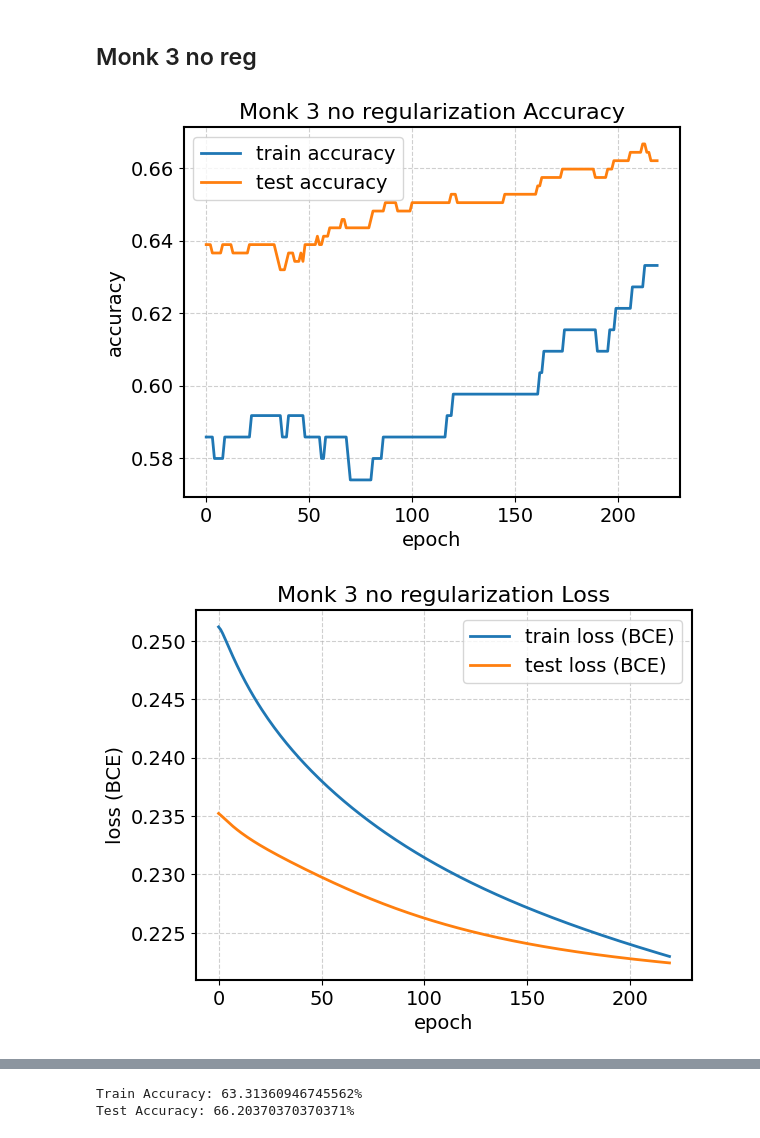
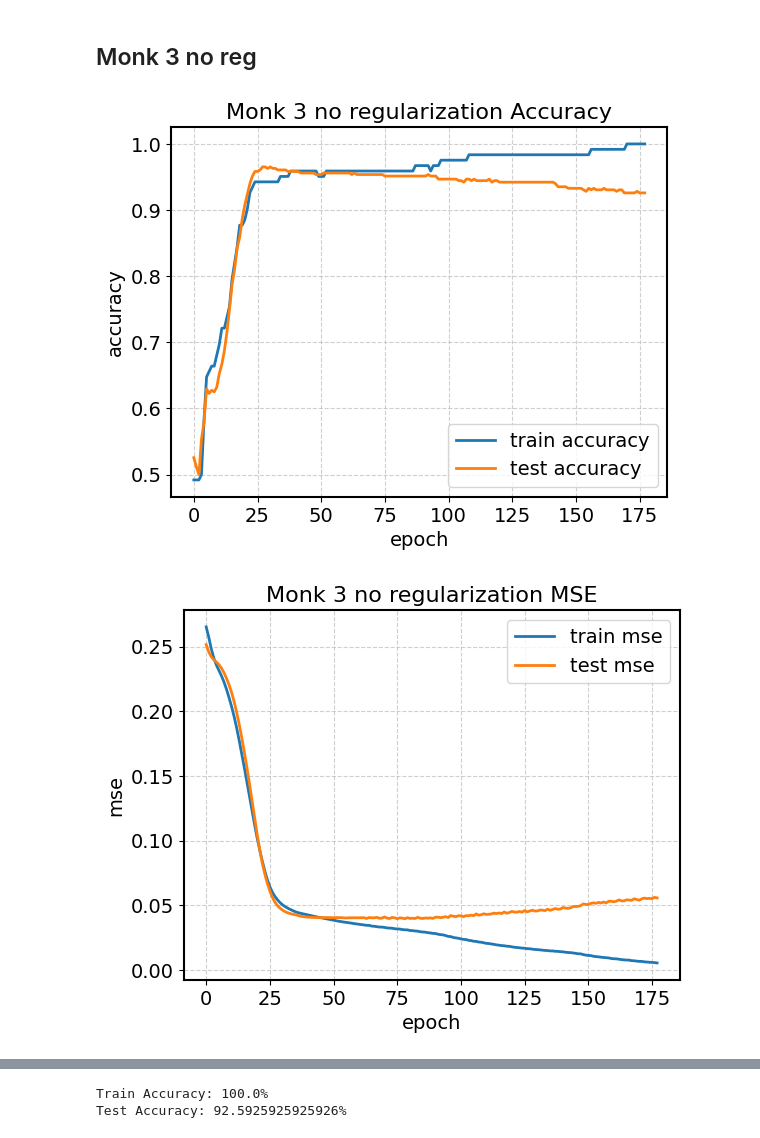
Before and after one commit to effe1209/ProjectML_Course, a Jupyter notebook: monk.ipynb, the cells around one changed output, grey strips where cells are left out. Saved outputs shown, nothing was run; the diff lists cells and outputs as text; code cells hidden in the pictures.

```diff
--- a/monk.ipynb
+++ b/monk.ipynb
@@ -351,16 +275,16 @@ Validation Accuracy: 97.22222222222221%
 ## Monk 3 no reg
 # %%
 ### chosen overfitting configuration
-'''Config index: ([17, 8, 8, 1], ['leaky relu', 'leaky relu', 'identity'], 'binary cross entropy sigmoid', 0.01, 1e-06, 0.9, 32), Avg Epochs: 100, Mean Accuracy: 93.5%,
-           training instability coeff validation: 6.942575150578747,
-           training instability coeff train: 3.1935528385008753,
-           training loss-val loss diff: 29.77263357658394,
-           Mean Epochs: 100
+'''Config index: ([17, 8, 8, 1], ['relu', 'relu', 'identity'], 'binary cross entropy sigmoid', 0.25, 0, 0.5, -1), Mean Accuracy: 94.3%,
+        training instability coeff validation: 0.5101067216534323,
+        training instability coeff train: 0.0035634011571540245,
+        training loss-val loss diff: 14.215801300638915,
+        Mean Epochs: 178
 '''
 
 # Choose the best configuration and train it on the full training set, evaluate on the test set, we further increase the architecture complexity to force overfitting
-NEURAL_NETWORK_ARCHITECTURE, NEURAL_NETWORK_ACTIVATION, LOSS_F, ETA, LAMBDA, ALPHA, BATCH_SIZE = [17, 8, 1], ['tanh', 'sigmoid'], 'mse', 0.05, 0., 0.5, -1
-EPOCHS = 220
+NEURAL_NETWORK_ARCHITECTURE, NEURAL_NETWORK_ACTIVATION, LOSS_F, ETA, LAMBDA, ALPHA, BATCH_SIZE = [17, 8, 8, 1], ['relu', 'relu', 'identity'], 'binary cross entropy sigmoid', 0.25, 0, 0.5, -1
+EPOCHS = 178
 nn = NeuralNetwork(NEURAL_NETWORK_ARCHITECTURE, NEURAL_NETWORK_ACTIVATION)
 trainer = Trainer(
     nn=nn,
@@ -371,33 +295,33 @@ trainer = Trainer(
     y_val=y_test,
     epochs=EPOCHS,
     early_stopping=EPOCHS + 1, #can't early stop because we are using the test set as final evaluation, the +1 is to be extra sure
     eta=ETA,                   # Learning rate iniziale
     lam=LAMBDA,                # L2
     alpha=ALPHA,               # Momentum
     batch_size=BATCH_SIZE,
     shuffle_batches=True
 )
 # still returns the best nn, but we don-t use it for accuracy calculation nor early stopping otherwise it is data leakage
-best_nn, train_loss_vector, test_loss_vector = trainer.train(print_epochs=False, plot_accuracy=True, plot_title='Monk 3 no regularization Accuracy')
+best_nn, train_loss_vector, test_loss_vector = trainer.train(print_epochs=False, plot_monk=True, plot_title='Monk 3 no regularization')
 
 #plot curves
 plot_curves(train_loss_vector, test_loss_vector, 'loss (BCE)', 'test', title = 'Monk 3 no regularization Loss', save_plots=True)
 
 # train accuracy
 out = nn.forward(X_train_full)[-1][-1]  #have to use the last trained nn, otherwise is data leakage
 if LOSS_F == 'binary cross entropy sigmoid':
   out = sigmoid(out)
 
 predictions = np.round(out)
 print(f"Train Accuracy: {np.mean(predictions == y_train_full) * 100}%")
 
 # val accuracy, we can't early stop because we are using the test set as final evaluation, we can't pick the best nn, we have to use the last nn
 out = nn.forward(X_test)[-1][-1]  #have to use the last trained nn, otherwise is data leakage
 if LOSS_F == 'binary cross entropy sigmoid':
   out = sigmoid(out)
 
 predictions = np.round(out)
 print(f"Test Accuracy: {np.mean(predictions == y_test) * 100}%")
 # %% [output]
-[figure, old version]
+[figure, new version]
-[figure, old version]
+[figure, new version]
@@ -404,2 +329,2 @@ print(f"Test Accuracy: {np.mean(predictions == y_test) * 100}%")
-Train Accuracy: 63.31360946745562%
-Test Accuracy: 66.20370370370371%
+Train Accuracy: 100.0%
+Test Accuracy: 92.5925925925926%
```
Also changed, not shown: parts of 10 cells of this notebook, 5 other files.
